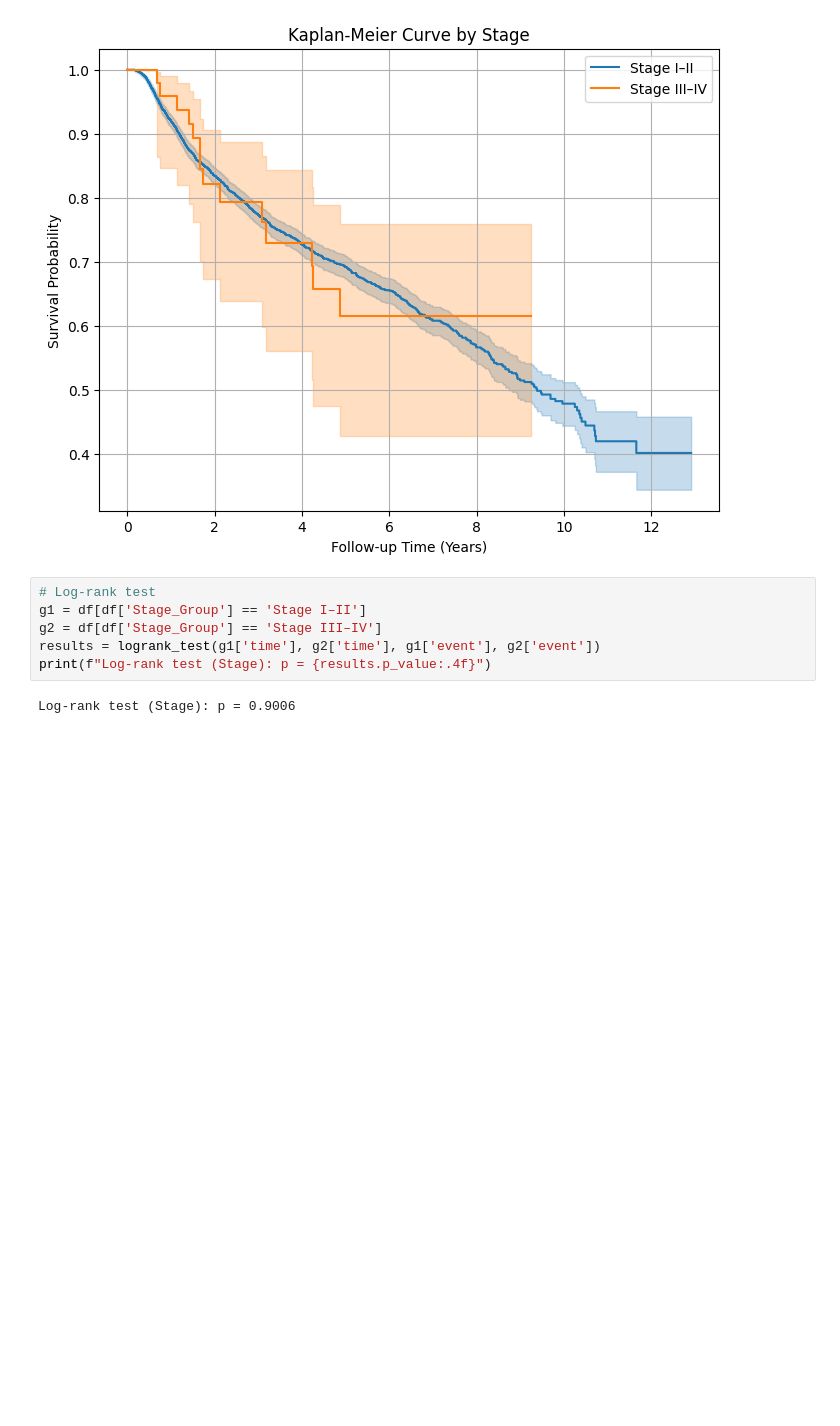
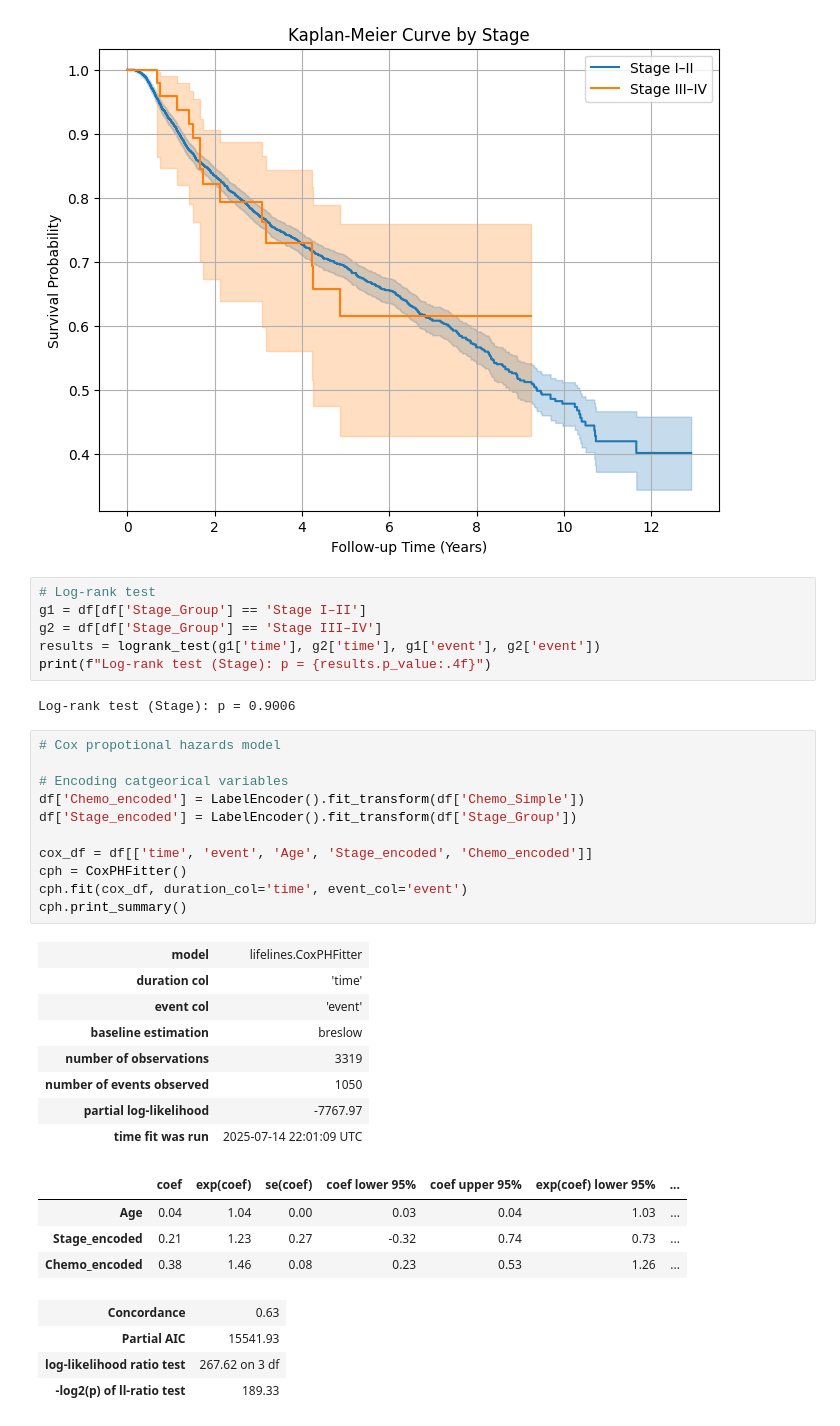
Before and after one commit to emilyruby1/BINF5507-Materials, a Jupyter notebook: Assignment_4/Scripts/main.ipynb, the cells around one changed output. Drawn from its saved outputs; the diff is of its cells as text; blank space fills up the shorter version.

Commit message:
# encoding categorical variables

```diff
--- a/Assignment_4/Scripts/main.ipynb
+++ b/Assignment_4/Scripts/main.ipynb
@@ -82,3 +82,31 @@ results = logrank_test(g1['time'], g2['time'], g1['event'], g2['event'])
 print(f"Log-rank test (Stage): p = {results.p_value:.4f}")
 # %% [output]
 Log-rank test (Stage): p = 0.9006
+# %%
+# Cox propotional hazards model
+
+# Encoding catgeorical variables
+df['Chemo_encoded'] = LabelEncoder().fit_transform(df['Chemo_Simple'])
+df['Stage_encoded'] = LabelEncoder().fit_transform(df['Stage_Group'])
+
+cox_df = df[['time', 'event', 'Age', 'Stage_encoded', 'Chemo_encoded']]
+cph = CoxPHFitter()
+cph.fit(cox_df, duration_col='time', event_col='event')
+cph.print_summary()
+# %% [output]
+| model | lifelines.CoxPHFitter |
+| duration col | 'time' |
+| event col | 'event' |
+| baseline estimation | breslow |
+| number of observations | 3319 |
+| number of events observed | 1050 |
+| partial log-likelihood | -7767.97 |
+| time fit was run | 2025-07-14 22:01:09 UTC |
+|  | coef | exp(coef) | se(coef) | coef lower 95% | coef upper 95% | exp(coef) lower 95% | ... |
+| Age | 0.04 | 1.04 | 0.00 | 0.03 | 0.04 | 1.03 | ... |
+| Stage_encoded | 0.21 | 1.23 | 0.27 | -0.32 | 0.74 | 0.73 | ... |
+| Chemo_encoded | 0.38 | 1.46 | 0.08 | 0.23 | 0.53 | 1.26 | ... |
+| Concordance | 0.63 |
+| Partial AIC | 15541.93 |
+| log-likelihood ratio test | 267.62 on 3 df |
+| -log2(p) of ll-ratio test | 189.33 |
```
Also changed, not shown: 1 other file.
